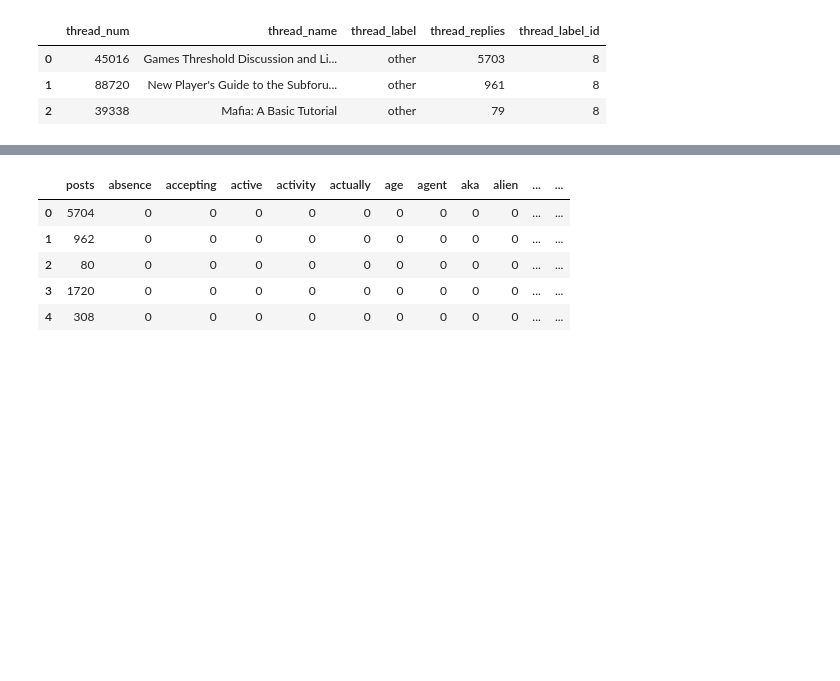
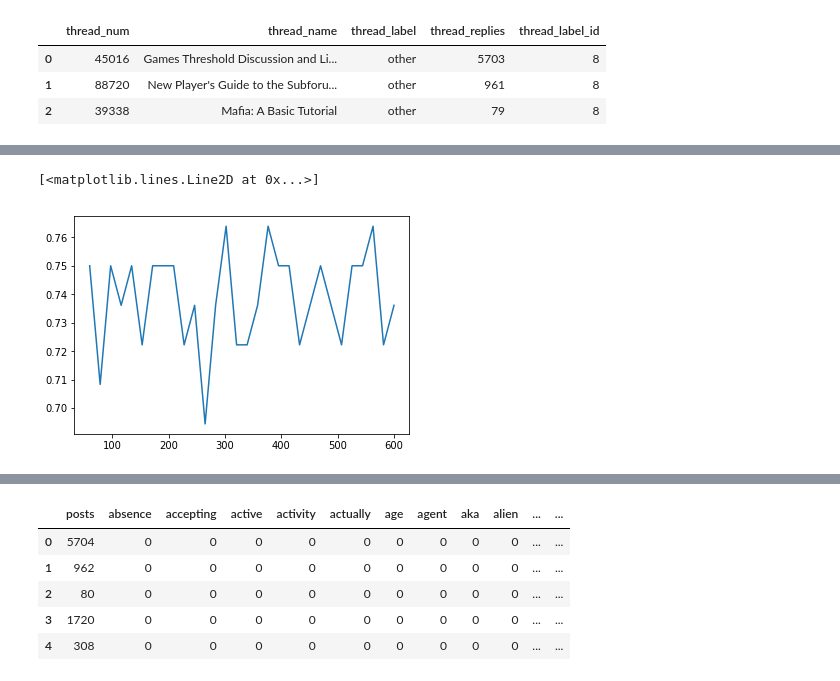
Before and after one commit to Nikishul/Kaggle-NMA-Competition, a Jupyter notebook: notebooks/Anatoly's Mafia prediction.ipynb, the cells around one changed output, grey strips where cells are left out. Saved outputs shown, nothing was run; the diff lists cells and outputs as text; code cells hidden in the pictures; blank space fills up the shorter version.

```diff
--- a/notebooks/Anatoly's Mafia prediction.ipynb
+++ b/notebooks/Anatoly's Mafia prediction.ipynb
@@ -193,3 +148,8 @@ print(accuracy_score(y_pred, y_val))
+# %%
+plt.plot(l,k)
+# %% [output]
+[<matplotlib.lines.Line2D at 0x...>]
+[figure, added]
 # %%
 from sklearn.linear_model import LogisticRegression
 from sklearn.ensemble import RandomForestClassifier
```
Also changed, not shown: parts of 31 cells of this notebook, 4 other files.
